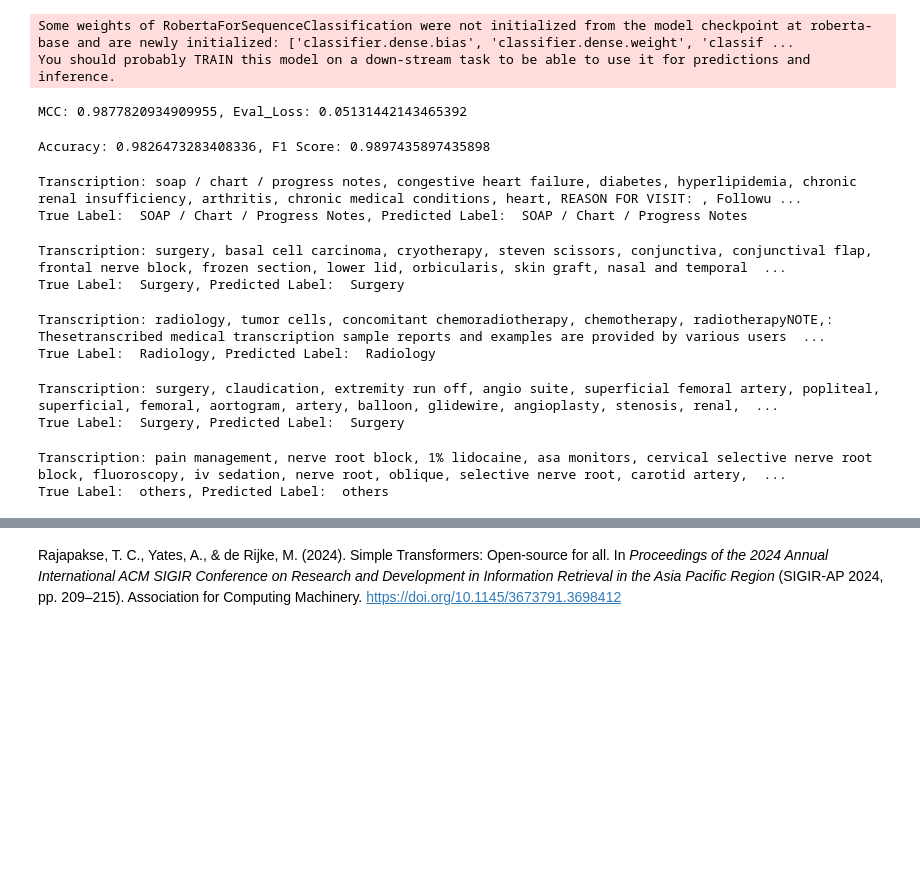
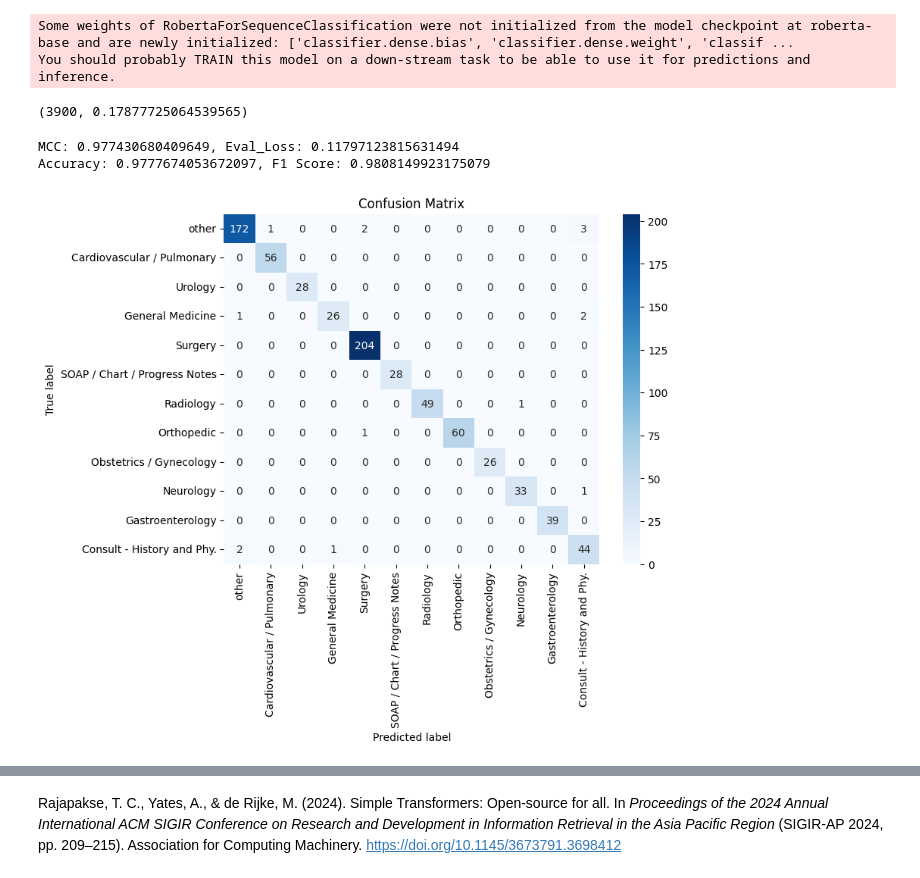
Before and after one commit to ai574-sec1-group3-summer-2025/pocs, a Jupyter notebook: speciality_classification/roberta.ipynb, the cells around one changed output, grey strips where cells are left out. Drawn from its saved outputs; the diff is of its cells as text; code cells hidden in the pictures; blank space fills up the shorter version.

Commit message:
Refactor Roberta model code

```diff
--- a/speciality_classification/roberta.ipynb
+++ b/speciality_classification/roberta.ipynb
@@ -111,62 +104,52 @@ Train Size: 3118, Test Size: 780
 # %%
-def eval_metrics(pred, actual):
+def compute_metrics(pred, actual):
     return {
-        "accuracy": balanced_accuracy_score(actual,pred),
-        "f1_weighted": f1_score(actual,pred,average="micro")
+        "accuracy": balanced_accuracy_score(actual, pred),
+        "f1_weighted": f1_score(actual, pred, average="weighted")
     }
 # %%
 cuda_available = torch.cuda.is_available()
+num_classes = len(uniques)
 
 model_args = ClassificationArgs(
-    num_train_epochs=EPOCHS,
-    learning_rate = LEARNING_RATE,
-    reprocess_input_data= True,
+    num_train_epochs=10,
+    learning_rate=1e-5,
+    reprocess_input_data=True,
     save_model_every_epoch=False,
-    overwrite_output_dir= True
-    )
+    overwrite_output_dir= True,
+    use_early_stopping=True,
+    early_stopping_patience=2,
+    early_stopping_metric="mcc",
+    early_stopping_delta=0.005
+)
 
 model = ClassificationModel(
-    "roberta",
-    "roberta-base",
+    MODEL_TYPE,
+    MODEL_NAME,
     num_labels=num_classes,
-    weight=class_weights,
+    weight=[1]*num_classes,
     use_cuda=cuda_available,
     args=model_args
-    )
+)
 
-model.train_model(train_df, eval_df=test_df, custom_eval_function=eval_metrics)
-model.save_model()
+model.train_model(train_df, eval_df=test_df, custom_eval_function=compute_metrics)
 # %% [output]
 Some weights of RobertaForSequenceClassification were not initialized from the model checkpoint at roberta-base and are newly initialized: ['classifier.dense.bias', 'classifier.dense.weight', 'classif ...
 You should probably TRAIN this model on a down-stream task to be able to use it for predictions and inference.
+(3900, 0.17877725064539565)
 # %%
-result, _, _ = model.eval_model(test_df)
-print(f"MCC: {result['mcc']}, Eval_Loss: {result['eval_loss']}")
+eval_result, _, _ = model.eval_model(test_df)
+y_pred, _ = model.predict(test_df['text'].values.tolist())
+pred_result = compute_metrics(y_pred, test_df['label'])
+
+print(f"MCC: {eval_result['mcc']}, Eval_Loss: {eval_result['eval_loss']}")
+print(f"Accuracy: {pred_result['accuracy']}, F1 Score: {pred_result['f1_weighted']}")
 # %% [output]
-MCC: 0.9877820934909955, Eval_Loss: 0.05131442143465392
+MCC: 0.977430680409649, Eval_Loss: 0.11797123815631494
+Accuracy: 0.9777674053672097, F1 Score: 0.9808149923175079
-# %%
-result,output = model.predict(test_df['text'].values.tolist())
-
-eval_result = eval_metrics(result, test_df['labels'])
-print(f"Accuracy: {eval_result['accuracy']}, F1 Score: {eval_result['f1_weighted']}")
-# %% [output]
-Accuracy: 0.9826473283408336, F1 Score: 0.9897435897435898
-# %%
-samples = test_df.sample(5, random_state=42)
-for _, row in samples.iterrows():
-    transcription = row['text']
-    true_class = class_dict.loc[row['labels'], 'medical_specialty']
-    pred_label = model.predict([transcription])[0][0]
-    pred_class = class_dict.loc[pred_label, 'medical_specialty']
-    print(f"Transcription: {transcription}\nTrue Label: {true_class}, Predicted Label: {pred_class}\n")
-# %% [output]
-Transcription: soap / chart / progress notes, congestive heart failure, diabetes, hyperlipidemia, chronic renal insufficiency, arthritis, chronic medical conditions, heart, REASON FOR VISIT: , Followu ...
-True Label:  SOAP / Chart / Progress Notes, Predicted Label:  SOAP / Chart / Progress Notes
-Transcription: surgery, basal cell carcinoma, cryotherapy, steven scissors, conjunctiva, conjunctival flap, frontal nerve block, frozen section, lower lid, orbicularis, skin graft, nasal and temporal  ...
-True Label:  Surgery, Predicted Label:  Surgery
-Transcription: radiology, tumor cells, concomitant chemoradiotherapy, chemotherapy, radiotherapyNOTE,: Thesetranscribed medical transcription sample reports and examples are provided by various users  ...
-True Label:  Radiology, Predicted Label:  Radiology
-Transcription: surgery, claudication, extremity run off, angio suite, superficial femoral artery, popliteal, superficial, femoral, aortogram, artery, balloon, glidewire, angioplasty, stenosis, renal,  ...
-True Label:  Surgery, Predicted Label:  Surgery
-Transcription: pain management, nerve root block, 1% lidocaine, asa monitors, cervical selective nerve root block, fluoroscopy, iv sedation, nerve root, oblique, selective nerve root, carotid artery,  ...
-True Label:  others, Predicted Label:  others
+# %%
+classes = [uniques[i] for i in range(len(uniques))]
+cm = confusion_matrix(test_df['label'], y_pred)
+utils.plot_confusion_matrix(cm, classes)
+# %% [output]
+[figure, added]
```
Also changed, not shown: parts of 9 cells of this notebook, 2 other files.
